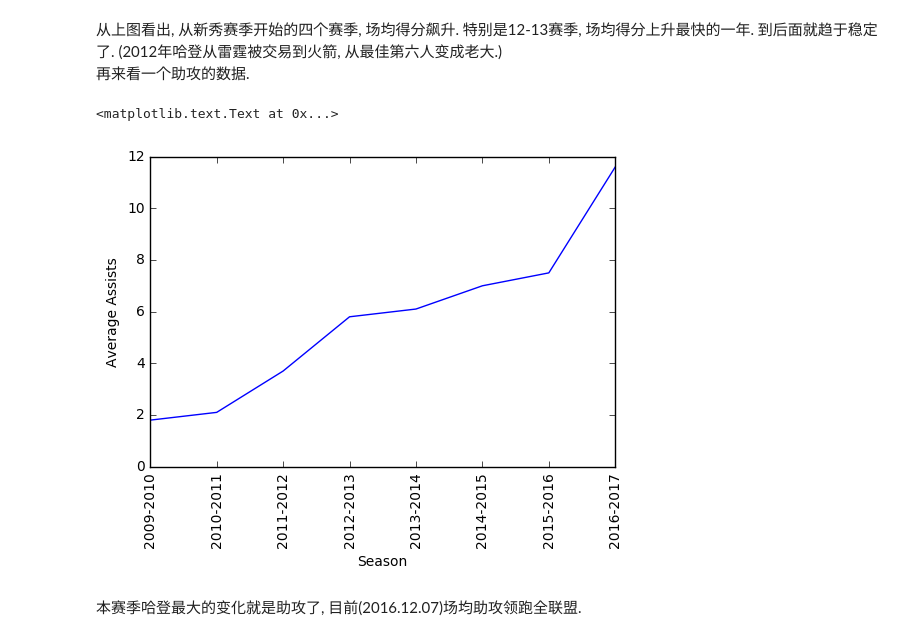
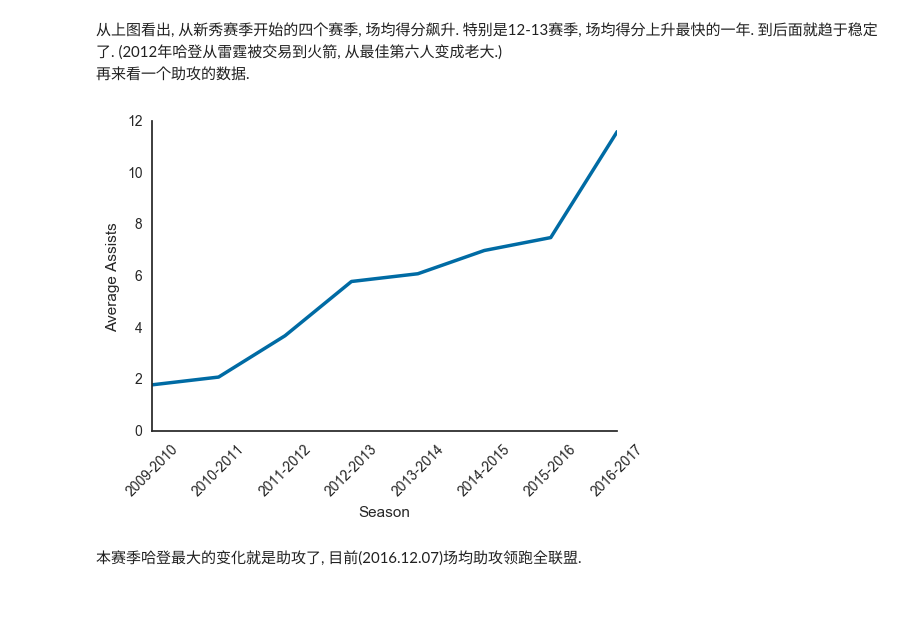
Before and after one commit to daniellaah/Python-Scientific-Computing, a Jupyter notebook: Numpy 笔记(一).ipynb, the cells around one changed output. Cells and saved outputs as stored; diff of their text form; code cells hidden in the pictures; blank space fills up the shorter version.

```diff
--- a/Numpy 笔记(一).ipynb
+++ b/Numpy 笔记(一).ipynb
@@ -401,15 +438,21 @@ plt.ylabel("Average Points")
 # %% [markdown]
 从上图看出, 从新秀赛季开始的四个赛季, 场均得分飙升. 特别是12-13赛季, 场均得分上升最快的一年. 到后面就趋于稳定了. (2012年哈登从雷霆被交易到火箭, 从最佳第六人变成老大.)
 再来看一个助攻的数据.
-# %%
-plt.plot(data[1:,6][::-1])
-plt.xticks(x, date)
-plt.xticks(rotation=90)
-plt.xlabel("Season")
-plt.ylabel("Average Assists")
-# %% [output]
-<matplotlib.text.Text at 0x...>
-[figure, removed]
+# %%
+assists = data[:,6][::-1]
+x = [0,1,2,3,4,5,6,7]
+_, ax = plt.subplots()
+ax.plot(x, assists, linewidth=2.5, c=(0/255, 107/255, 164/255))
+ax.set_xlabel("Season")
+ax.set_ylabel("Average Assists")
+ax.tick_params(right="off", left="off", top="off")
+ax.spines["right"].set_visible(False)
+ax.spines["top"].set_visible(False)
+plt.xticks(x, date)
+plt.xticks(rotation=45)
+plt.show()
+# %% [output]
+[figure, added]
 # %% [markdown]
 本赛季哈登最大的变化就是助攻了, 目前(2016.12.07)场均助攻领跑全联盟.
 # %% [markdown]
```
Also changed, not shown: parts of 35 cells of this notebook, 2 other files.
